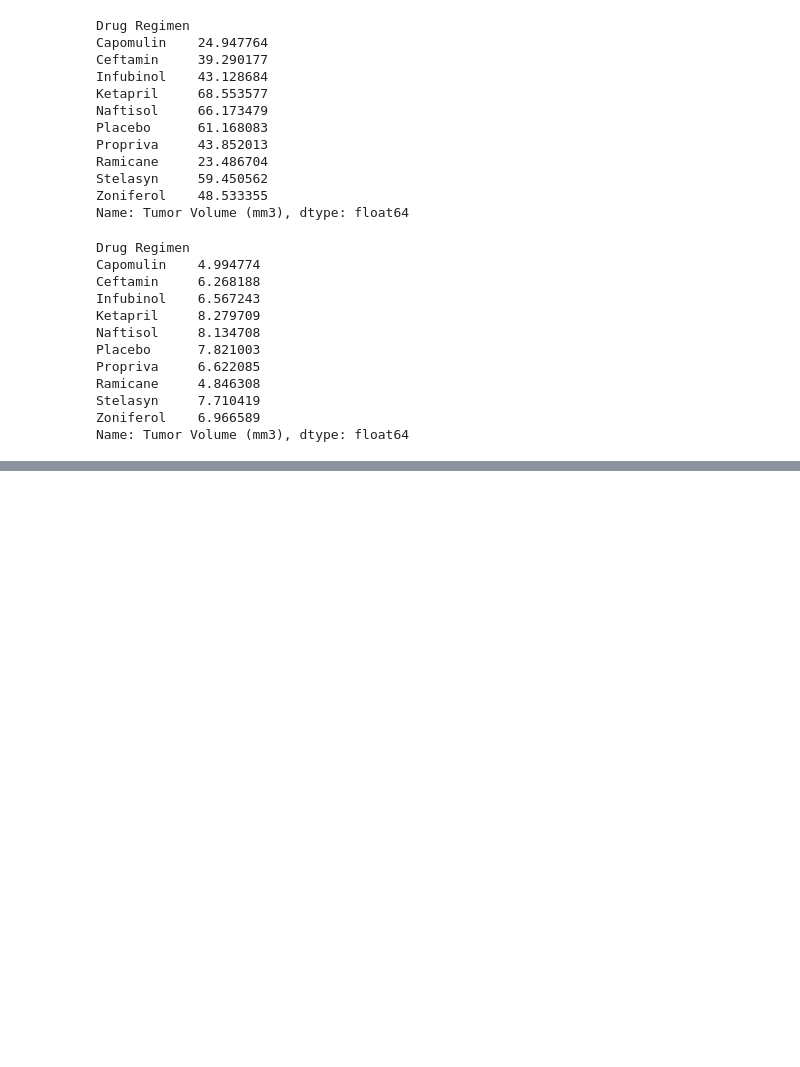
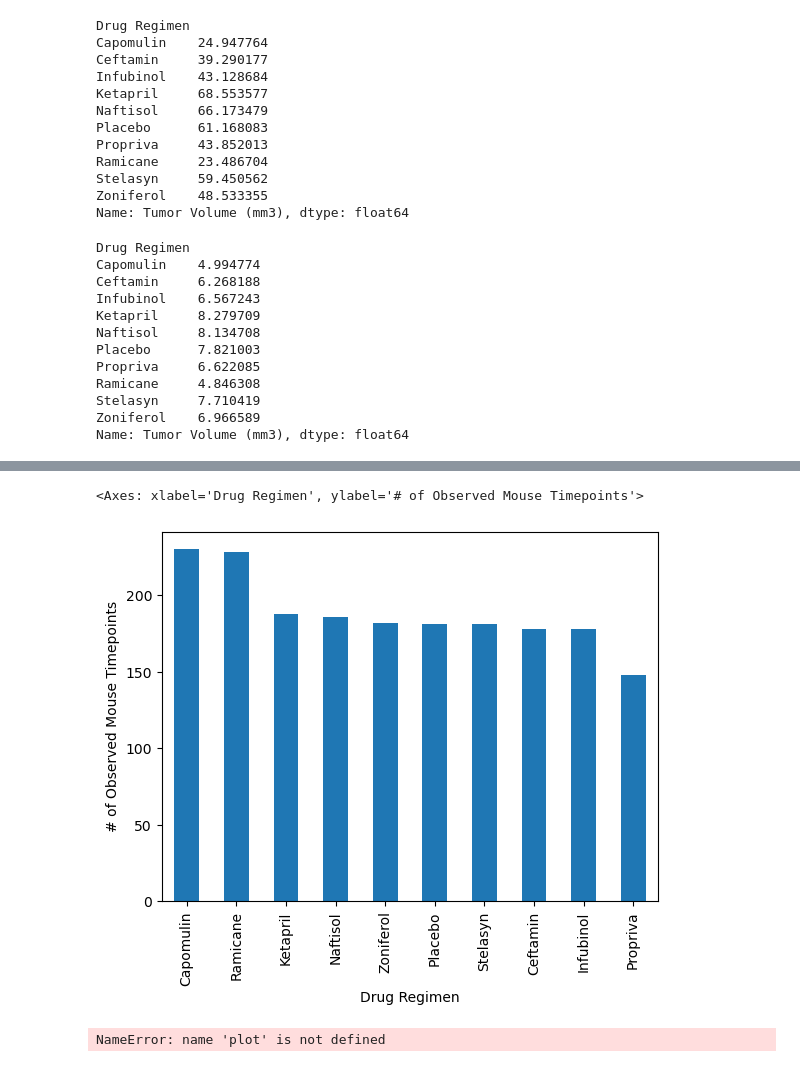
Before and after one commit to Smiyengi/pymaceuticals-challenge, a Jupyter notebook: assignment1.ipynb, the cells around one changed output, grey strips where cells are left out. Drawn from its saved outputs; the diff is of its cells as text; code cells hidden in the pictures; blank space fills up the shorter version.

```diff
--- a/assignment1.ipynb
+++ b/assignment1.ipynb
@@ -256,0 +289,10 @@ summary_stats_dataframe
+# %%
+study_results_clean.groupby('Drug Regimen')['Timepoint'].count().sort_values(ascending=False).plot(xlabel="Drug Regimen", ylabel="# of Observed Mouse Timepoints", kind="bar")
+# %% [output]
+<Axes: xlabel='Drug Regimen', ylabel='# of Observed Mouse Timepoints'>
+[figure, added]
+# %%
+number_observed_timepoints = study_results_clean.groupby('Drug Regimen')['Timepoint'].count().sort_values(ascending=False)
+number_observed_timepoints = plot(xlabel="Drug Regimen", ylabel="# of Observed Mouse Timepoints", kind="bar")
+# %% [output]
+NameError: name 'plot' is not defined
```
Also changed, not shown: parts of 22 cells of this notebook.
